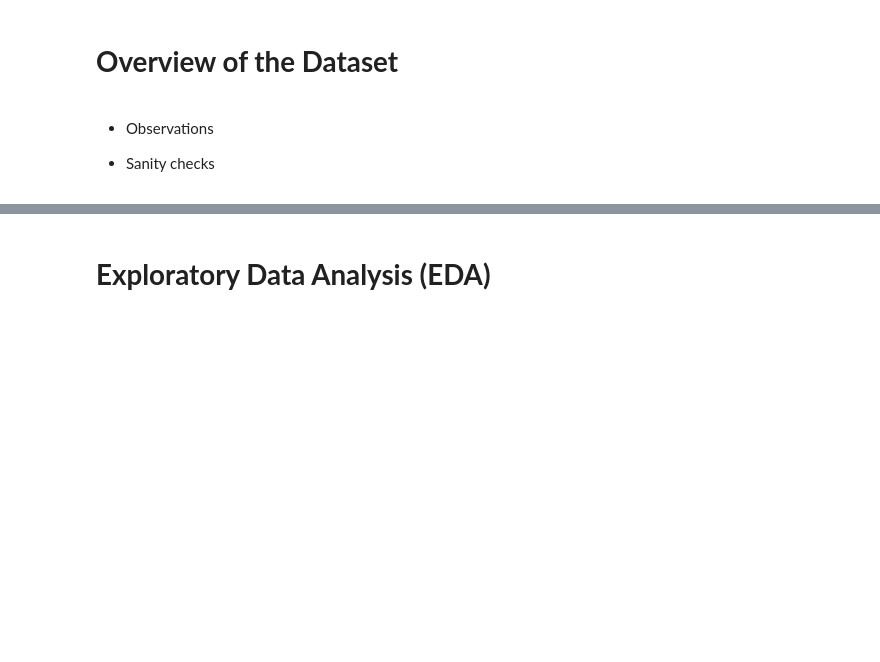
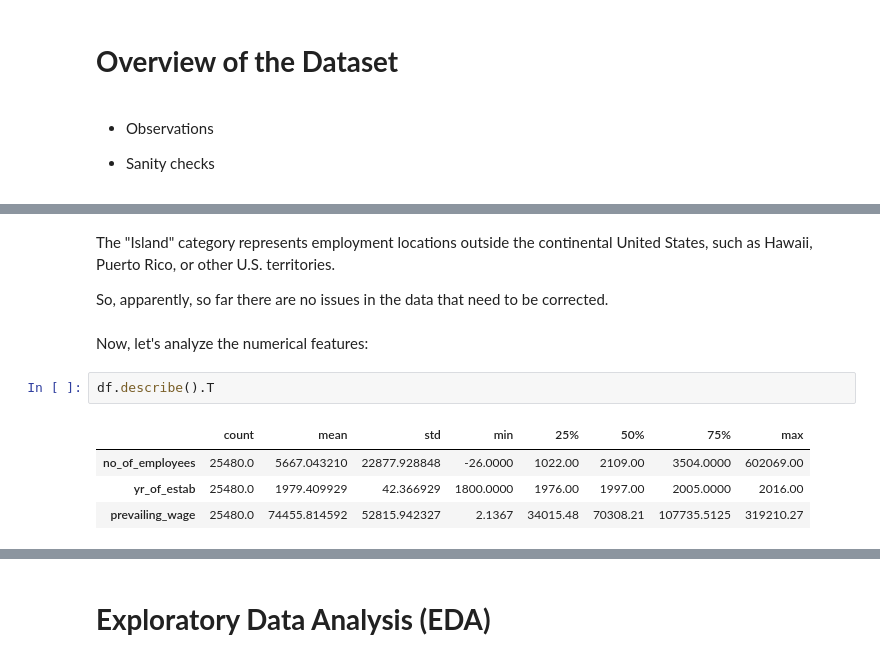
Before and after one commit to gaca-ai/easy_visa, a Jupyter notebook: GACA_EasyVisaProject_FullCode.ipynb, the cells around one changed output, grey strips where cells are left out. Drawn from its saved outputs; the diff is of its cells as text; blank space fills up the shorter version.

```diff
--- a/GACA_EasyVisaProject_FullCode.ipynb
+++ b/GACA_EasyVisaProject_FullCode.ipynb
@@ -83,0 +163,13 @@ df.head()
+# %% [markdown]
+The "Island" category represents employment locations outside the continental United States, such as Hawaii, Puerto Rico, or other U.S. territories.
+
+So, apparently, so far there are no issues in the data that need to be corrected.
+# %% [markdown]
+Now, let's analyze the numerical features:
+# %%
+df.describe().T
+# %% [output]
+|  | count | mean | std | min | 25% | 50% | 75% | max |
+| no_of_employees | 25480.0 | 5667.043210 | 22877.928848 | -26.0000 | 1022.00 | 2109.00 | 3504.0000 | 602069.00 |
+| yr_of_estab | 25480.0 | 1979.409929 | 42.366929 | 1800.0000 | 1976.00 | 1997.00 | 2005.0000 | 2016.00 |
+| prevailing_wage | 25480.0 | 74455.814592 | 52815.942327 | 2.1367 | 34015.48 | 70308.21 | 107735.5125 | 319210.27 |
```
Also changed, not shown: parts of 34 cells of this notebook.
